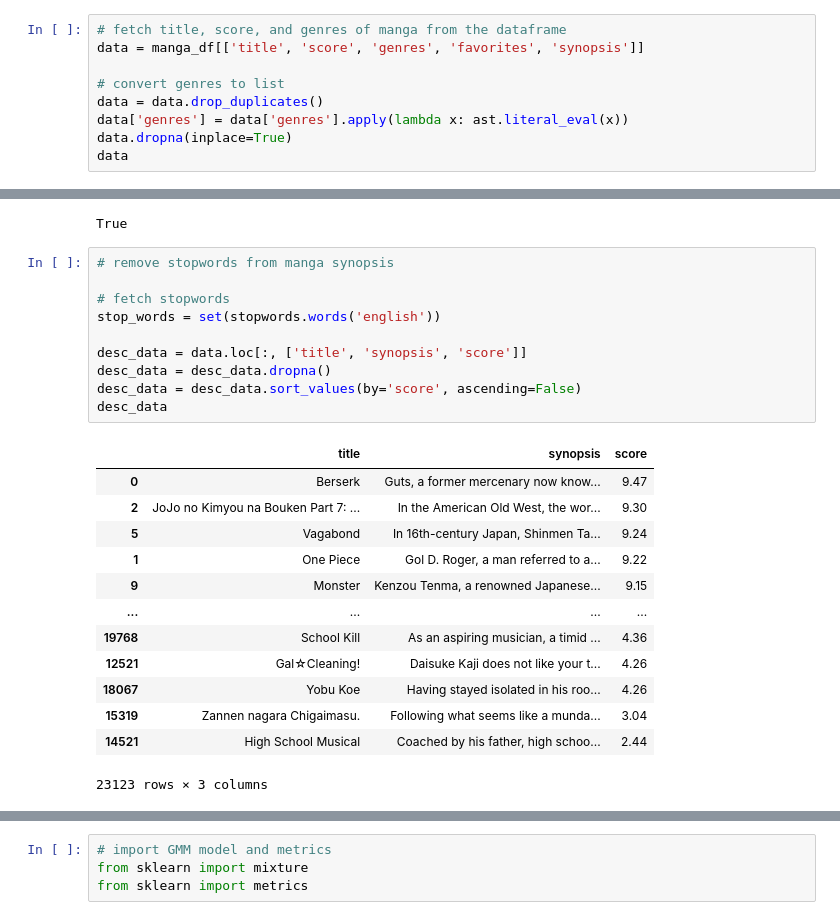
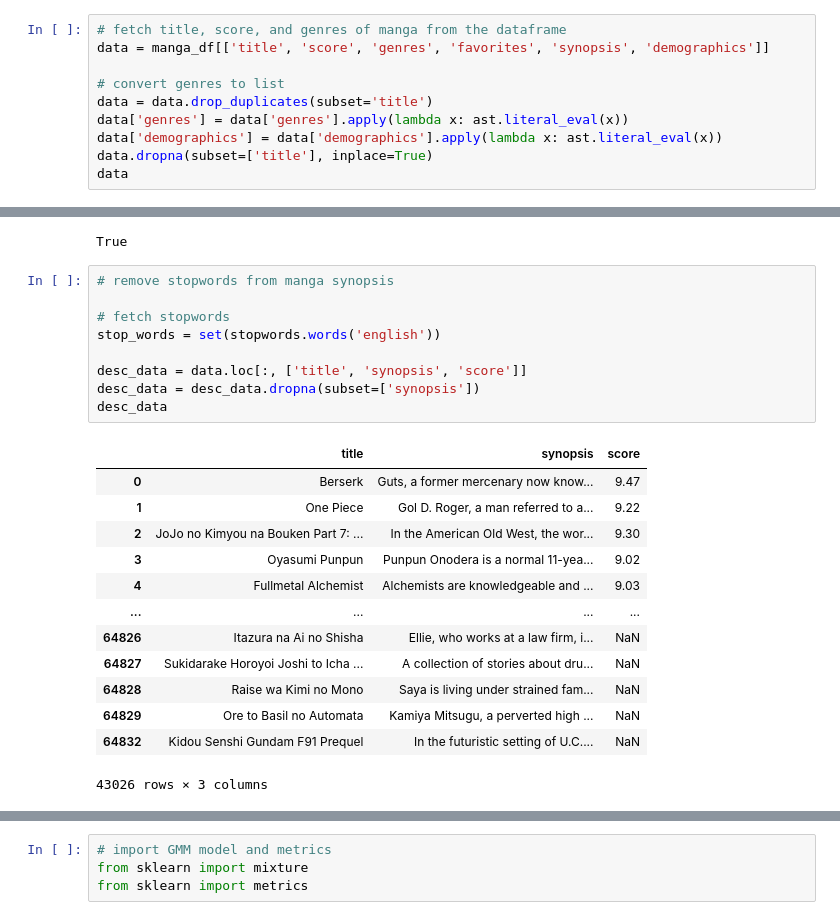
Before and after one commit to GlassesNoGlasses/PythonProjects, a Jupyter notebook: Weeb-Recommendations/manga_rec.ipynb, the cells around one changed output, grey strips where cells are left out. Cells and saved outputs as stored; diff of their text form.

```diff
--- a/Weeb-Recommendations/manga_rec.ipynb
+++ b/Weeb-Recommendations/manga_rec.ipynb
@@ -76,10 +76,11 @@ unique_genres
 # %%
 # fetch title, score, and genres of manga from the dataframe
-data = manga_df[['title', 'score', 'genres', 'favorites', 'synopsis']]
+data = manga_df[['title', 'score', 'genres', 'favorites', 'synopsis', 'demographics']]
 
 # convert genres to list
-data = data.drop_duplicates()
+data = data.drop_duplicates(subset='title')
 data['genres'] = data['genres'].apply(lambda x: ast.literal_eval(x))
-data.dropna(inplace=True)
+data['demographics'] = data['demographics'].apply(lambda x: ast.literal_eval(x))
+data.dropna(subset=['title'], inplace=True)
 data
 # %% [output]
@@ -262,25 +330,24 @@ True
 # %%
 # remove stopwords from manga synopsis
 
 # fetch stopwords
 stop_words = set(stopwords.words('english'))
 
 desc_data = data.loc[:, ['title', 'synopsis', 'score']]
-desc_data = desc_data.dropna()
-desc_data = desc_data.sort_values(by='score', ascending=False)
+desc_data = desc_data.dropna(subset=['synopsis'])
 desc_data
 # %% [output]
 |  | title | synopsis | score |
 | 0 | Berserk | Guts, a former mercenary now know... | 9.47 |
+| 1 | One Piece | Gol D. Roger, a man referred to a... | 9.22 |
 | 2 | JoJo no Kimyou na Bouken Part 7: ... | In the American Old West, the wor... | 9.30 |
-| 5 | Vagabond | In 16th-century Japan, Shinmen Ta... | 9.24 |
-| 1 | One Piece | Gol D. Roger, a man referred to a... | 9.22 |
-| 9 | Monster | Kenzou Tenma, a renowned Japanese... | 9.15 |
+| 3 | Oyasumi Punpun | Punpun Onodera is a normal 11-yea... | 9.02 |
+| 4 | Fullmetal Alchemist | Alchemists are knowledgeable and ... | 9.03 |
 | ... | ... | ... | ... |
-| 19768 | School Kill | As an aspiring musician, a timid ... | 4.36 |
-| 12521 | Gal☆Cleaning! | Daisuke Kaji does not like your t... | 4.26 |
-| 18067 | Yobu Koe | Having stayed isolated in his roo... | 4.26 |
-| 15319 | Zannen nagara Chigaimasu. | Following what seems like a munda... | 3.04 |
-| 14521 | High School Musical | Coached by his father, high schoo... | 2.44 |
+| 64826 | Itazura na Ai no Shisha | Ellie, who works at a law firm, i... | NaN |
+| 64827 | Sukidarake Horoyoi Joshi to Icha ... | A collection of stories about dru... | NaN |
+| 64828 | Raise wa Kimi no Mono | Saya is living under strained fam... | NaN |
+| 64829 | Ore to Basil no Automata | Kamiya Mitsugu, a perverted high ... | NaN |
+| 64832 | Kidou Senshi Gundam F91 Prequel | In the futuristic setting of U.C.... | NaN |
-23123 rows × 3 columns
+43026 rows × 3 columns
 # %%
```
Also changed, not shown: parts of 20 cells of this notebook.
